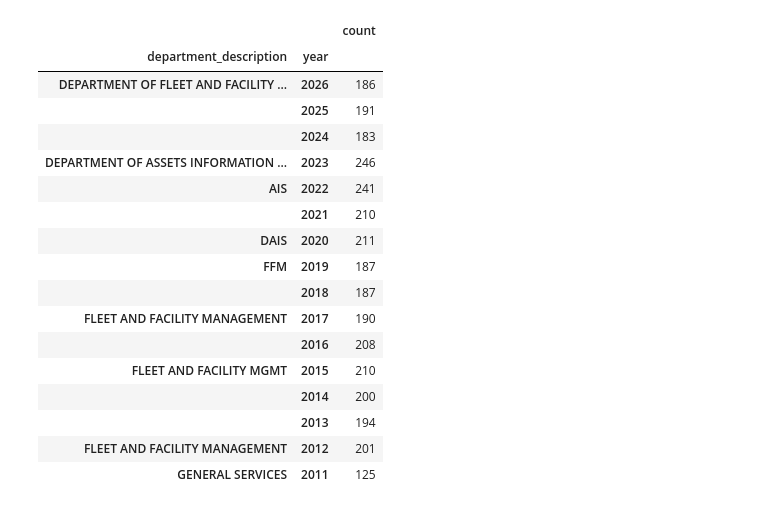
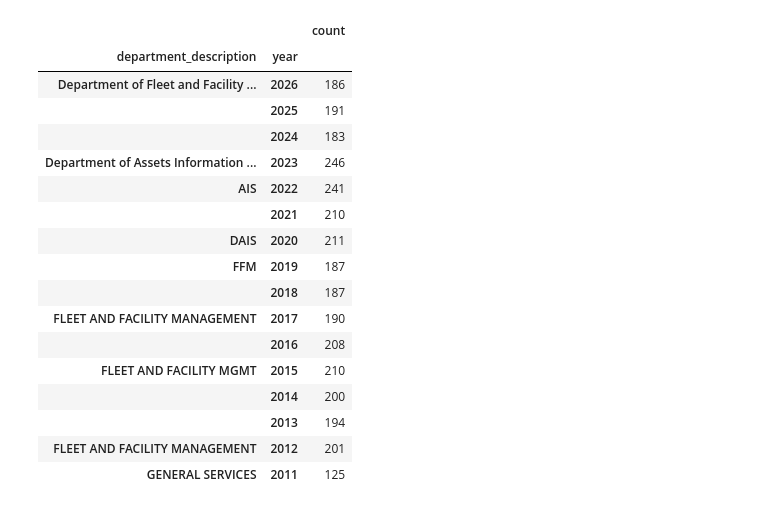
Before and after one commit to RamarkoB/chicago-budget, a Jupyter notebook: python/notebooks/ordinanceTest.ipynb, the cells around one changed output. Cells and saved outputs as stored; diff of their text form; code cells hidden in the pictures.

```diff
--- a/python/notebooks/ordinanceTest.ipynb
+++ b/python/notebooks/ordinanceTest.ipynb
@@ -462,13 +450,12 @@ for year in years:
 
 # clean rows and columns
 df["amount"] = df.apply(getRowAmount, axis=1)
-df["fund_code"] = df["fund_code"].apply(lambda x: fmtCode(x, 4))
-df["department_number"] = df["department_number"].apply(lambda x: fmtCode(x, 2))
-df["appropriation_account"] = df["appropriation_account"].apply(lambda x: fmtCode(x, 4))
-df["appropriation_authority"] = df["appropriation_authority"].apply(lambda x: fmtCode(x, 4, True))
-
-for colName in normalizedColumns:
-    df[colName] = df[colName].str.upper()
+df["fundCode"] = df["fund_code"].apply(lambda x: fmtCode(x, 4))
+df["deptNum"] = df["department_number"].apply(lambda x: fmtCode(x, 2))
+df["appropriationAccount"] = df["appropriation_account"].apply(lambda x: fmtCode(x, 4))
+df["appropriationAuthority"] = df["appropriation_authority"].apply(lambda x: fmtCode(x, 4, True))
+df["fundDescription"] = df["fund_description"].str.upper()
+df["fundType"] = df["fund_type"].str.upper()
 
 df.head()
 # %% [output]
@@ -571,14 +555,14 @@ amounts.head()
 # %%
-df[df["department_number"] == "38"][
+df[df["deptNum"] == "38"][
     ["department_description", "year"]
 ].value_counts().to_frame().sort_values(by="year", ascending=False)
 # %% [output]
 |  |  | count |
 | department_description | year |  |
-| DEPARTMENT OF FLEET AND FACILITY ... | 2026 | 186 |
+| Department of Fleet and Facility ... | 2026 | 186 |
 |  | 2025 | 191 |
 |  | 2024 | 183 |
-| DEPARTMENT OF ASSETS INFORMATION ... | 2023 | 246 |
+| Department of Assets Information ... | 2023 | 246 |
 | AIS | 2022 | 241 |
 |  | 2021 | 210 |
 | DAIS | 2020 | 211 |
```
Also changed, not shown: parts of 7 cells of this notebook, 4 other files.
